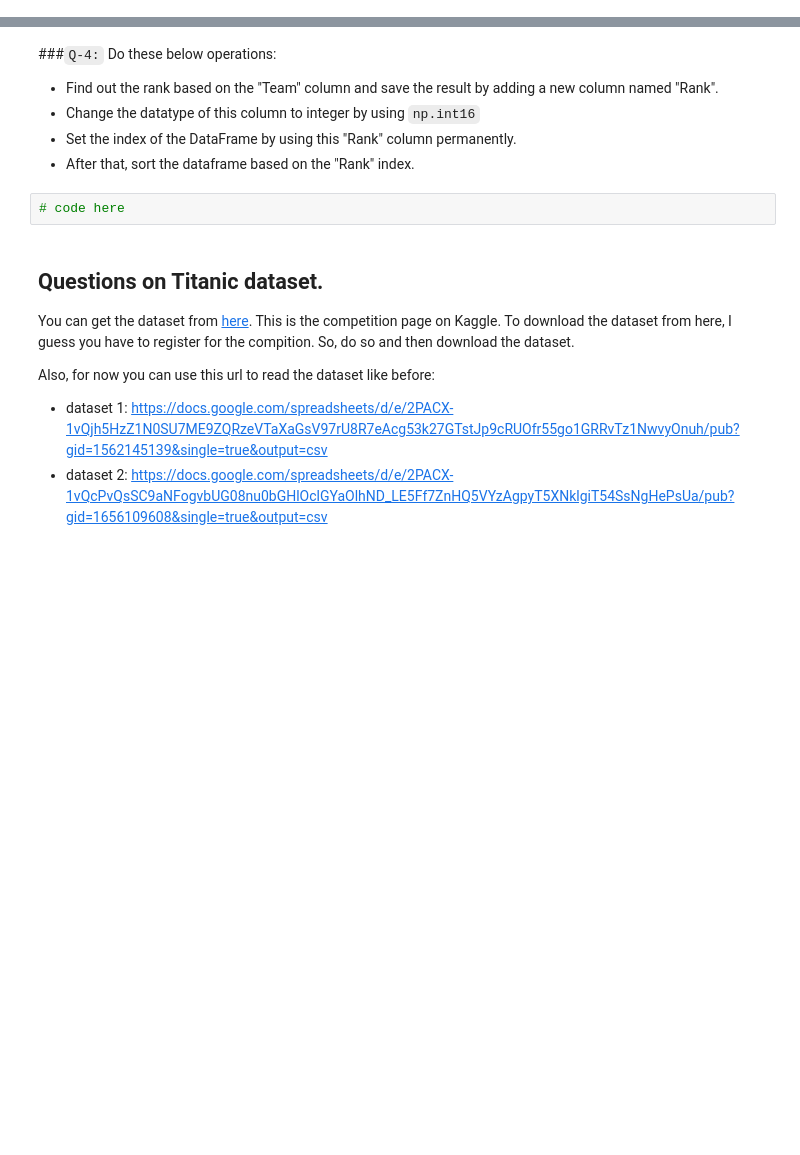
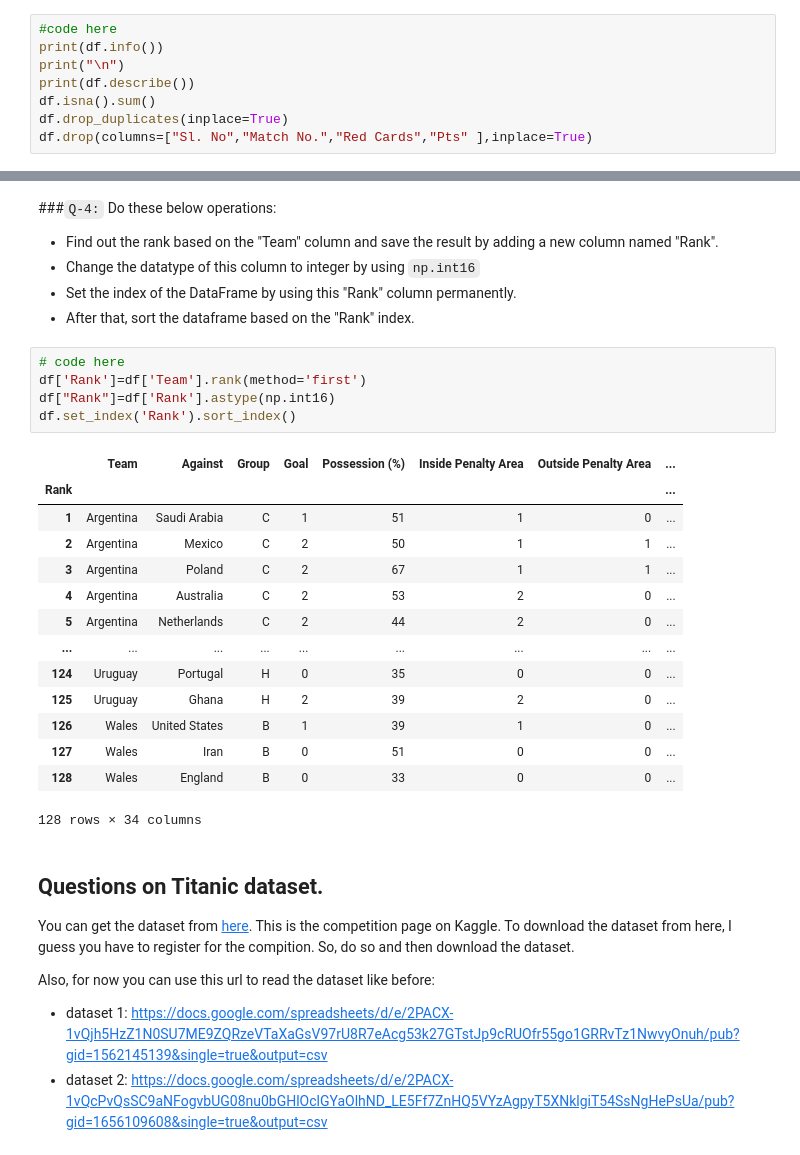
Before and after one commit to pranavverma26/PythonCode, a Jupyter notebook: PractiseQuestion/85. Task 18 FREE.ipynb, the cells around one changed output, grey strips where cells are left out. Cells and saved outputs as stored; diff of their text form; blank space fills up the shorter version.

```diff
--- a/PractiseQuestion/85. Task 18 FREE.ipynb
+++ b/PractiseQuestion/85. Task 18 FREE.ipynb
@@ -85,0 +135,8 @@ Note: The `DataFrame.rank()` method takes an optiinal parameter named `method`.
+# %%
+#code here
+print(df.info())
+print("\n")
+print(df.describe())
+df.isna().sum()
+df.drop_duplicates(inplace=True)
+df.drop(columns=["Sl. No","Match No.","Red Cards","Pts" ],inplace=True)
@@ -89,8 +164,26 @@ Note: The `DataFrame.rank()` method takes an optiinal parameter named `method`.
 - Change the datatype of this column to integer by using `np.int16`
 - Set the index of the DataFrame by using this "Rank" column permanently.
 - After that, sort the dataframe based on the "Rank" index.
-# %%
-# code here
+# %%
+# code here
+df['Rank']=df['Team'].rank(method='first')
+df["Rank"]=df['Rank'].astype(np.int16)
+df.set_index('Rank').sort_index()
+# %% [output]
+|  | Team | Against | Group | Goal | Possession (%) | Inside Penalty Area | Outside Penalty Area | ... |
+| Rank |  |  |  |  |  |  |  | ... |
+| 1 | Argentina | Saudi Arabia | C | 1 | 51 | 1 | 0 | ... |
+| 2 | Argentina | Mexico | C | 2 | 50 | 1 | 1 | ... |
+| 3 | Argentina | Poland | C | 2 | 67 | 1 | 1 | ... |
+| 4 | Argentina | Australia | C | 2 | 53 | 2 | 0 | ... |
+| 5 | Argentina | Netherlands | C | 2 | 44 | 2 | 0 | ... |
+| ... | ... | ... | ... | ... | ... | ... | ... | ... |
+| 124 | Uruguay | Portugal | H | 0 | 35 | 0 | 0 | ... |
+| 125 | Uruguay | Ghana | H | 2 | 39 | 2 | 0 | ... |
+| 126 | Wales | United States | B | 1 | 39 | 1 | 0 | ... |
+| 127 | Wales | Iran | B | 0 | 51 | 0 | 0 | ... |
+| 128 | Wales | England | B | 0 | 33 | 0 | 0 | ... |
+128 rows × 34 columns
 # %% [markdown]
 ## Questions on Titanic dataset.
 
```
Also changed, not shown: parts of 16 cells of this notebook, 6 other files.
